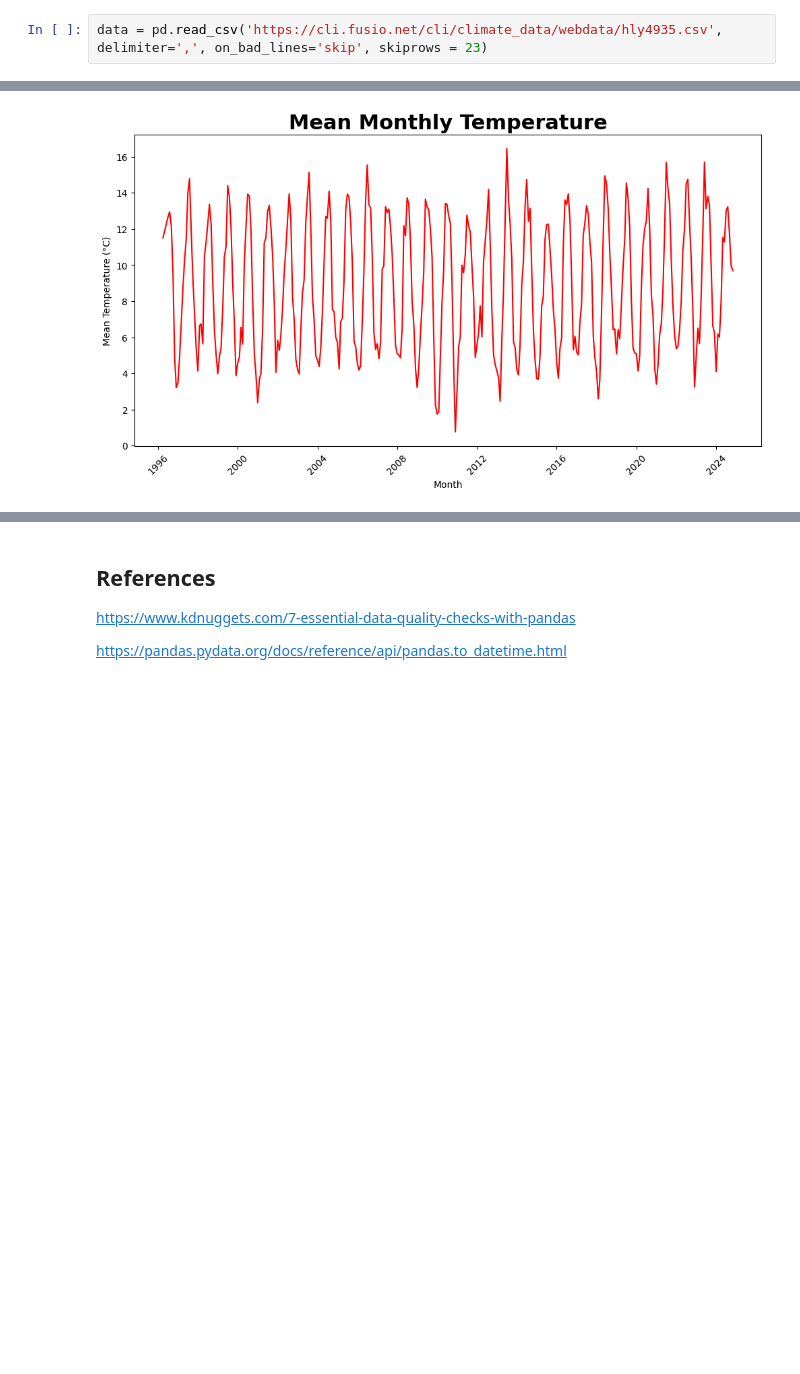
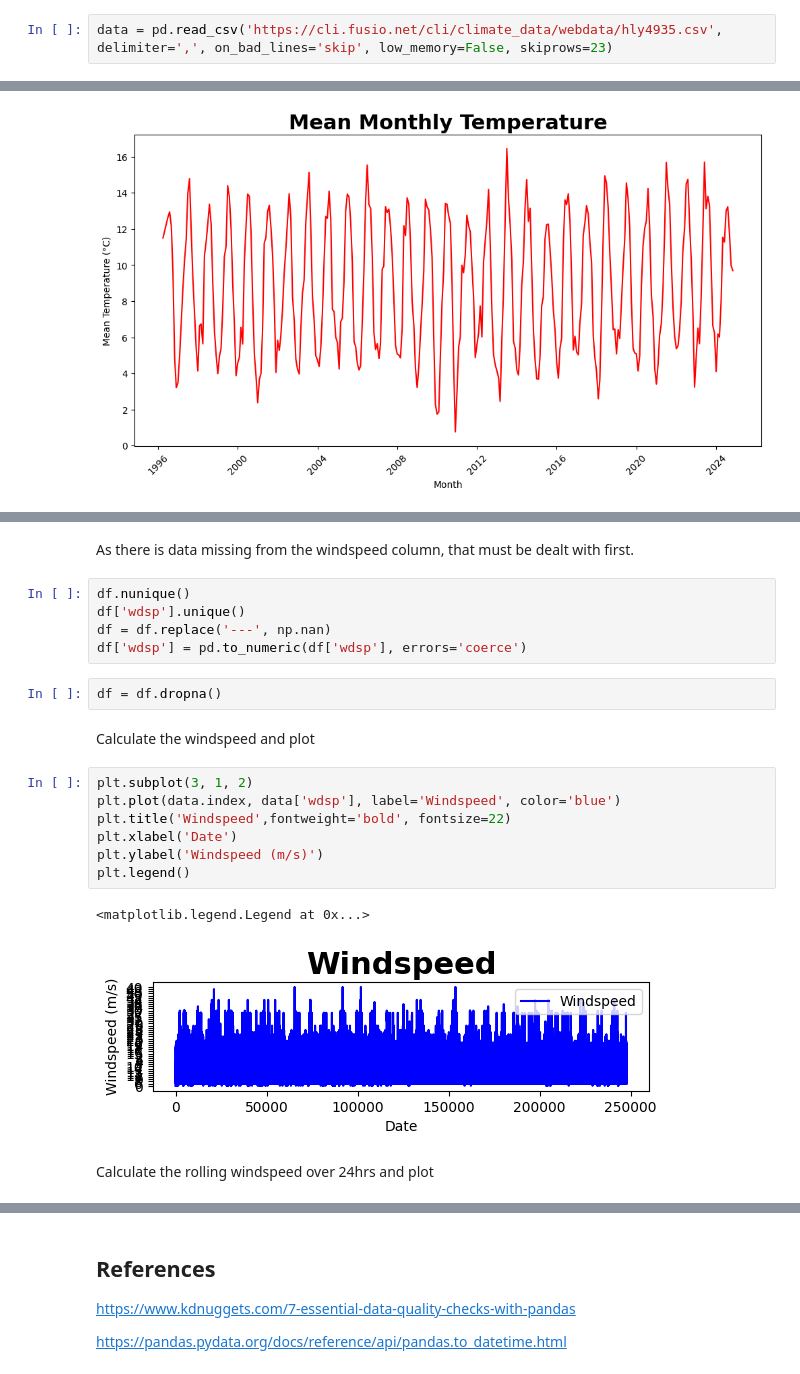
Before and after one commit to GraceMarySmyth/programming-for-data-analytics, a Jupyter notebook: Assignments/assignment_6_Weather.ipynb, the cells around one changed output, grey strips where cells are left out. Drawn from its saved outputs; the diff is of its cells as text; blank space fills up the shorter version.

```diff
--- a/Assignments/assignment_6_Weather.ipynb
+++ b/Assignments/assignment_6_Weather.ipynb
@@ -16,7 +16,7 @@ import datetime
 # %% [markdown]
 import the data from https://cli.fusio.net/cli/climate_data/webdata/hly4935.csv
 # %%
-data = pd.read_csv('https://cli.fusio.net/cli/climate_data/webdata/hly4935.csv', delimiter=',', on_bad_lines='skip', skiprows = 23)
+data = pd.read_csv('https://cli.fusio.net/cli/climate_data/webdata/hly4935.csv', delimiter=',', on_bad_lines='skip', low_memory=False, skiprows=23)
 # %% [markdown]
 Convert into a Pandas DataFrame
 # %%
@@ -147,0 +156,23 @@ plt.show()
+# %% [markdown]
+As there is data missing from the windspeed column, that must be dealt with first.
+# %%
+df.nunique()
+df['wdsp'].unique()
+df = df.replace('---', np.nan)
+df['wdsp'] = pd.to_numeric(df['wdsp'], errors='coerce')
+# %%
+df = df.dropna()
+# %% [markdown]
+Calculate the windspeed and plot
+# %%
+plt.subplot(3, 1, 2)
+plt.plot(data.index, data['wdsp'], label='Windspeed', color='blue')
+plt.title('Windspeed',fontweight='bold', fontsize=22)
+plt.xlabel('Date')
+plt.ylabel('Windspeed (m/s)')
+plt.legend()
+# %% [output]
+<matplotlib.legend.Legend at 0x...>
+[figure, added]
+# %% [markdown]
+Calculate the rolling windspeed over 24hrs and plot
```
Also changed, not shown: parts of 8 cells of this notebook.
